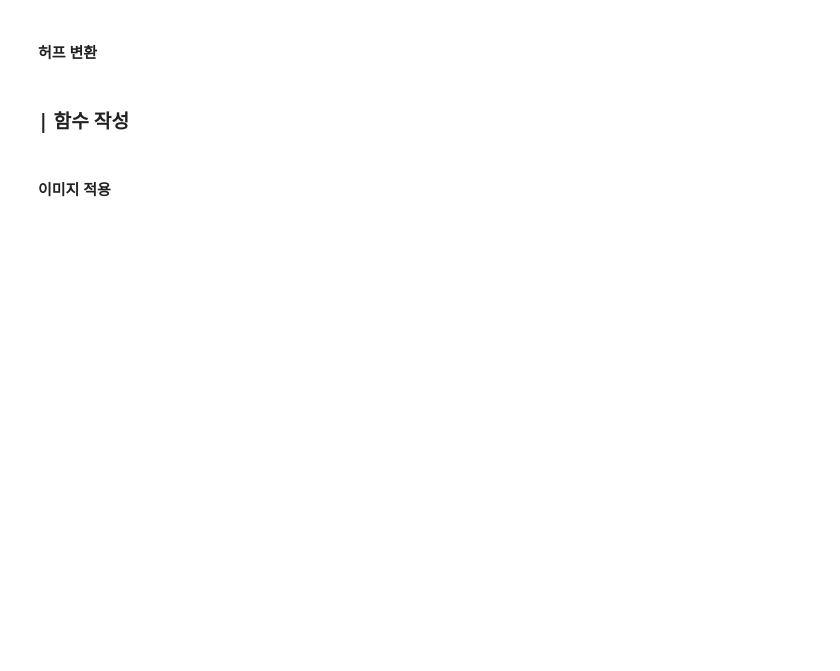
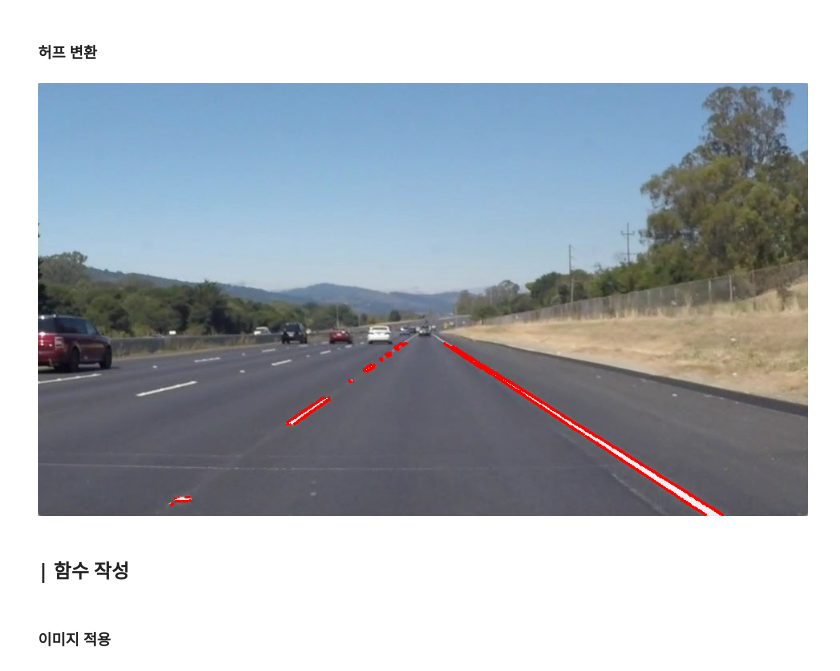
Before and after one commit to yebiny/SkillTreePython-DeepLearning, a Jupyter notebook: 00.추가학습/해설/ch00_05_OpenCV활용_차선인식.ipynb, the cells around one changed output. Drawn from its saved outputs; the diff is of its cells as text; code cells hidden in the pictures; blank space fills up the shorter version.

```diff
--- a/00.추가학습/해설/ch00_05_OpenCV활용_차선인식.ipynb
+++ b/00.추가학습/해설/ch00_05_OpenCV활용_차선인식.ipynb
@@ -96,4 +99,15 @@ cv2_imshow(masked)
 # %% [markdown]
 #### **허프 변환**
+# %%
+lines = cv2.HoughLinesP(masked, 1, np.pi / 180, 20)
+#print(lines)
+# %%
+for line in lines:
+  #print(line, line.reshape(4))
+  x1, y1, x2, y2 = line.reshape(4) #(x1,y1):시작좌표 (x2,y2):끝나는좌표
+  cv2.line(img, (x1,y1), (x2, y2), (0,0,255), 2)
+cv2_imshow(img)
+# %% [output]
+[figure, added]
 # %% [markdown]
 ### **| 함수 작성**
```
Also changed, not shown: parts of 4 cells of this notebook.
